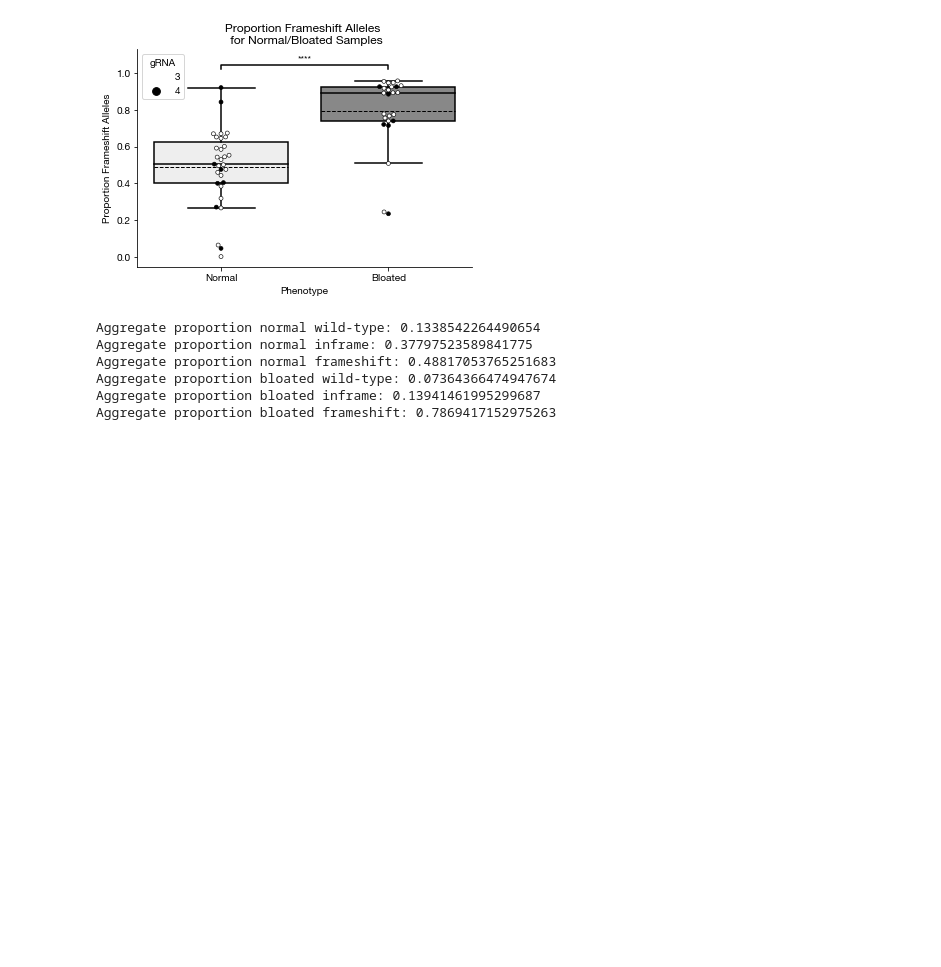
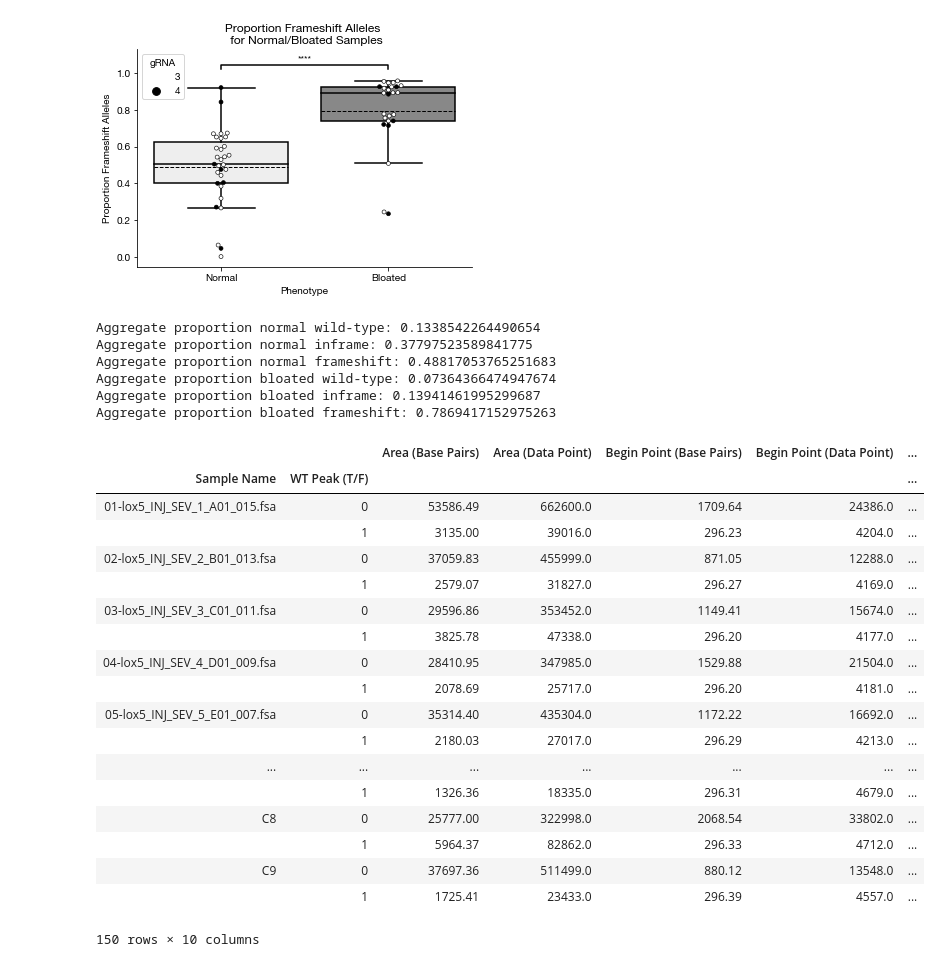
Before and after one commit to davetlee-home/GenoPy, a Jupyter notebook: GenoPy.ipynb, the cells around one changed output. Cells and saved outputs as stored; diff of their text form; code cells hidden in the pictures; blank space fills up the shorter version.

```diff
--- a/GenoPy.ipynb
+++ b/GenoPy.ipynb
@@ -427,0 +455,23 @@ Aggregate proportion bloated frameshift: 0.7869417152975263
+# %%
+grouped_data = all_allele_all_phenotype.groupby(["Sample Name", "WT Peak (T/F)"]).sum()
+grouped_data
+# %% [output]
+|  |  | Area (Base Pairs) | Area (Data Point) | Begin Point (Base Pairs) | Begin Point (Data Point) | ... |
+| Sample Name | WT Peak (T/F) |  |  |  |  | ... |
+| 01-lox5_INJ_SEV_1_A01_015.fsa | 0 | 53586.49 | 662600.0 | 1709.64 | 24386.0 | ... |
+|  | 1 | 3135.00 | 39016.0 | 296.23 | 4204.0 | ... |
+| 02-lox5_INJ_SEV_2_B01_013.fsa | 0 | 37059.83 | 455999.0 | 871.05 | 12288.0 | ... |
+|  | 1 | 2579.07 | 31827.0 | 296.27 | 4169.0 | ... |
+| 03-lox5_INJ_SEV_3_C01_011.fsa | 0 | 29596.86 | 353452.0 | 1149.41 | 15674.0 | ... |
+|  | 1 | 3825.78 | 47338.0 | 296.20 | 4177.0 | ... |
+| 04-lox5_INJ_SEV_4_D01_009.fsa | 0 | 28410.95 | 347985.0 | 1529.88 | 21504.0 | ... |
+|  | 1 | 2078.69 | 25717.0 | 296.20 | 4181.0 | ... |
+| 05-lox5_INJ_SEV_5_E01_007.fsa | 0 | 35314.40 | 435304.0 | 1172.22 | 16692.0 | ... |
+|  | 1 | 2180.03 | 27017.0 | 296.29 | 4213.0 | ... |
+| ... | ... | ... | ... | ... | ... | ... |
+|  | 1 | 1326.36 | 18335.0 | 296.31 | 4679.0 | ... |
+| C8 | 0 | 25777.00 | 322998.0 | 2068.54 | 33802.0 | ... |
+|  | 1 | 5964.37 | 82862.0 | 296.33 | 4712.0 | ... |
+| C9 | 0 | 37697.36 | 511499.0 | 880.12 | 13548.0 | ... |
+|  | 1 | 1725.41 | 23433.0 | 296.39 | 4557.0 | ... |
+150 rows × 10 columns
```
Also changed, not shown: parts of 8 cells of this notebook.
